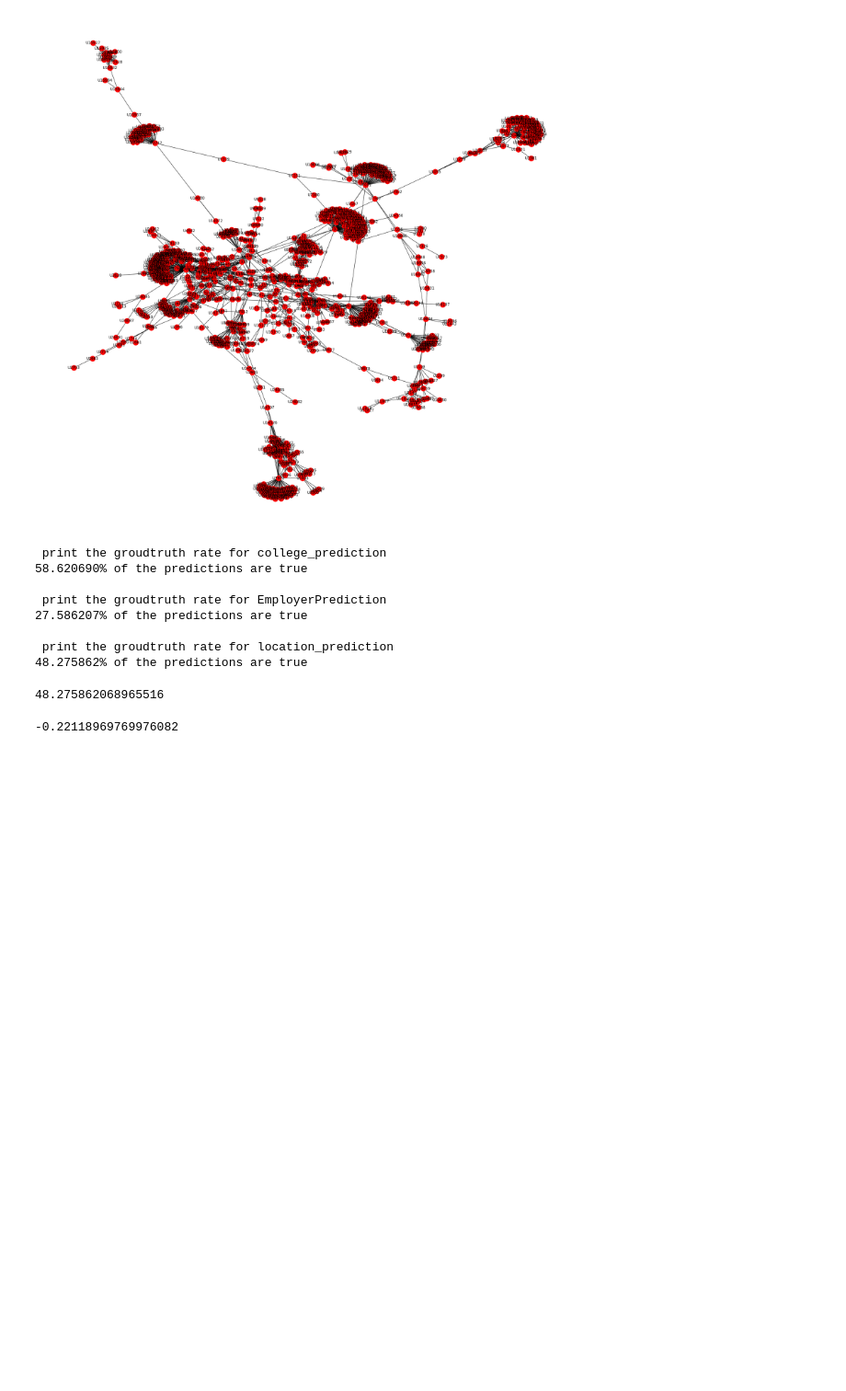
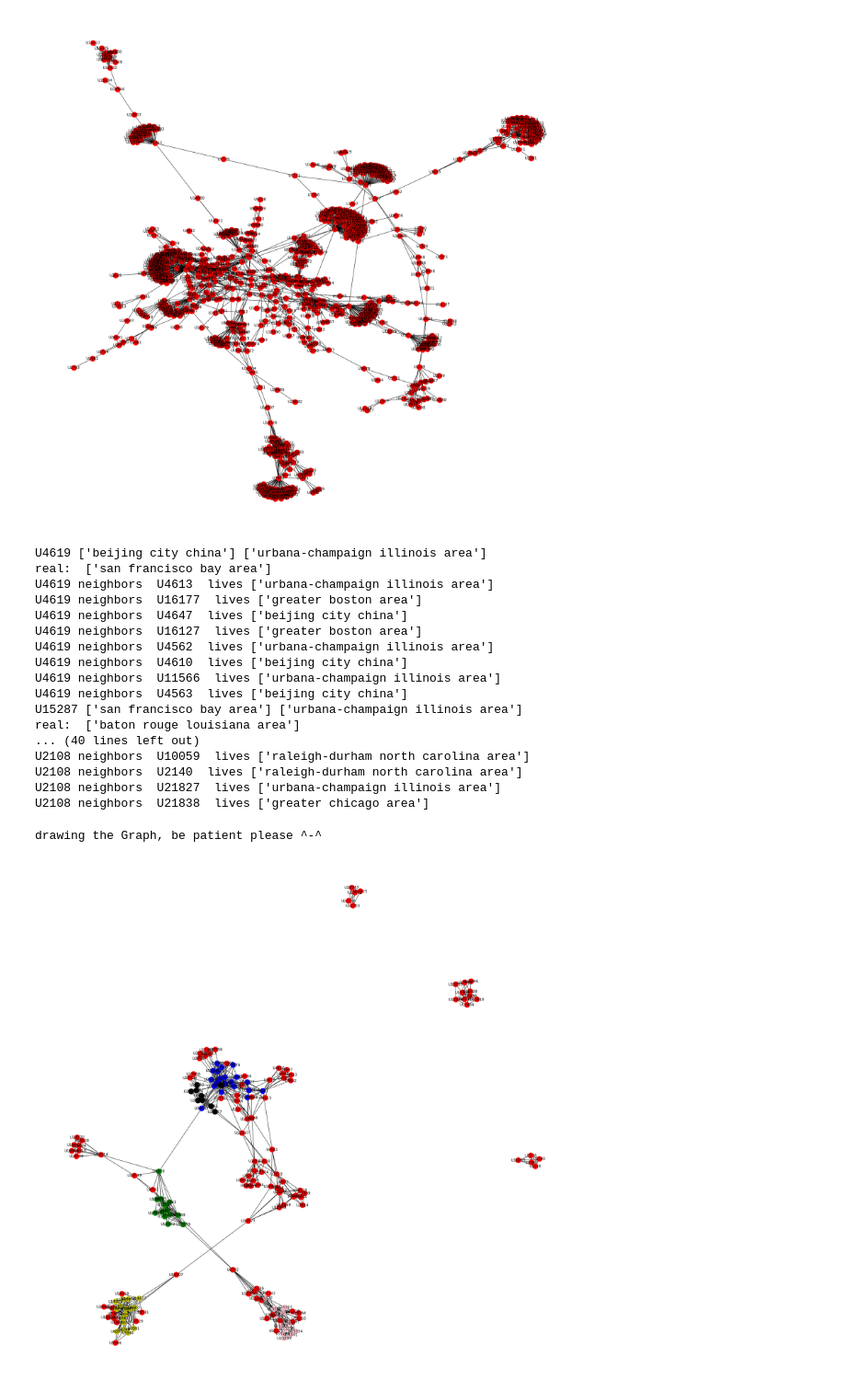
Before and after one commit to malicktuo/IMT-ELU501, a Jupyter notebook: Challenge2/ELU501_Challenge_2.ipynb, the cells around one changed output. Shown at 92% size. Drawn from its saved outputs; the diff is of its cells as text; code cells hidden in the pictures; blank space fills up the shorter version.

```diff
--- a/Challenge2/ELU501_Challenge_2.ipynb
+++ b/Challenge2/ELU501_Challenge_2.ipynb
@@ -511,7 +511,7 @@ def find_community(graph,k):
     return list(nx.algorithms.community.k_clique_communities(graph,k))
 # %%
 G1 = G
-rst_com = find_community(G1,6)
+rst_com = find_community(G1,5)
 rst_com = sorted(rst_com ,key = lambda t :len(t), reverse = True )
 color = ['blue','y','g','pink','black']
 for i in G1:
@@ -525,30 +525,57 @@ def prediction_by_community(attr,empty_nodes,g,rst_com):
     for com in rst_com:
         empty_in_com = []
         prediction = {}
+        nbrs_attr_values=[]
         for node in com:
             if node in empty_nodes:
                 predictions[node]=[]
+                prediction[node]=[]
                 empty_in_com.append(node)
-        prediction = naive_method(attr,G1.subgraph(com),empty_in_com)
+            if node in attr:
+                for val in attr[node]:
+                    nbrs_attr_values.append(val)
+        if nbrs_attr_values: # non empty list
+            cpt=Counter(nbrs_attr_values)
+            a,nb_occurrence=max(cpt.items(), key=lambda t: t[1])
+            for node in empty_in_com:
+                prediction[node].append(a)
         for i,j in prediction.items():
             for k in j:
                 predictions[i].append(k)
     return predictions
-testCollege(prediction_by_community(college,empty_nodes,G1,rst_com))
-testEmployer(prediction_by_community(employer,empty_nodes,G1,rst_com))
-testLocation(prediction_by_community(location,empty_nodes,G1,rst_com))
+
+pre = prediction_by_community(location,empty_nodes,G1,rst_com)
+emp = [v for v in pre]
+pre2 = naive_method(location,G1,emp)
+for i in pre:
+    if pre2[i]!=pre[i]:
+        print(i,pre[i],pre2[i])
+        print('real: ',groundtruth_location[i])
+        for k in G[i]:
+            if k in location:
+                print(i,'neighbors ',k,' lives',location[k])
 # %% [output]
- print the groudtruth rate for college_prediction
-58.620690% of the predictions are true
-
- print the groudtruth rate for EmployerPrediction
-27.586207% of the predictions are true
-
- print the groudtruth rate for location_prediction
-48.275862% of the predictions are true
+U4619 ['beijing city china'] ['urbana-champaign illinois area']
+real:  ['san francisco bay area']
+U4619 neighbors  U4613  lives ['urbana-champaign illinois area']
+U4619 neighbors  U16177  lives ['greater boston area']
+U4619 neighbors  U4647  lives ['beijing city china']
+U4619 neighbors  U16127  lives ['greater boston area']
+U4619 neighbors  U4562  lives ['urbana-champaign illinois area']
+U4619 neighbors  U4610  lives ['beijing city china']
+U4619 neighbors  U11566  lives ['urbana-champaign illinois area']
+U4619 neighbors  U4563  lives ['beijing city china']
+U15287 ['san francisco bay area'] ['urbana-champaign illinois area']
+real:  ['baton rouge louisiana area']
+... (40 lines left out)
+U2108 neighbors  U10059  lives ['raleigh-durham north carolina area']
+U2108 neighbors  U2140  lives ['raleigh-durham north carolina area']
+U2108 neighbors  U21827  lives ['urbana-champaign illinois area']
+U2108 neighbors  U21838  lives ['greater chicago area']
-48.275862068965516
-# %%
-ast = nx.algorithms.assortativity.degree_assortativity_coefficient(G1.subgraph(rst_com[0]))
-ast
-# %% [output]
--0.22118969769976082
+# %%
+m = nx.algorithms.k_core(G1,4)
+
+drawGraph(m)
+# %% [output]
+drawing the Graph, be patient please ^-^
+[figure, added]
```
Also changed, not shown: parts of 9 cells of this notebook.
